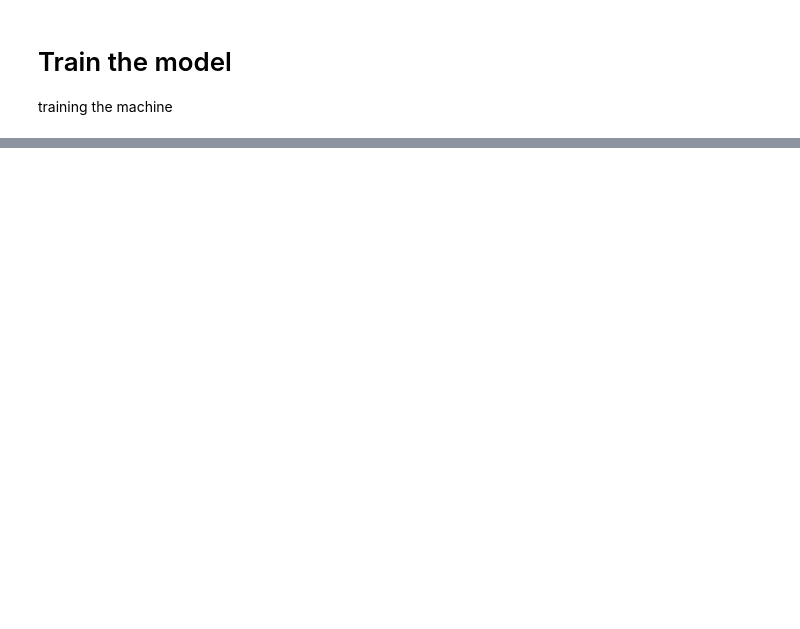
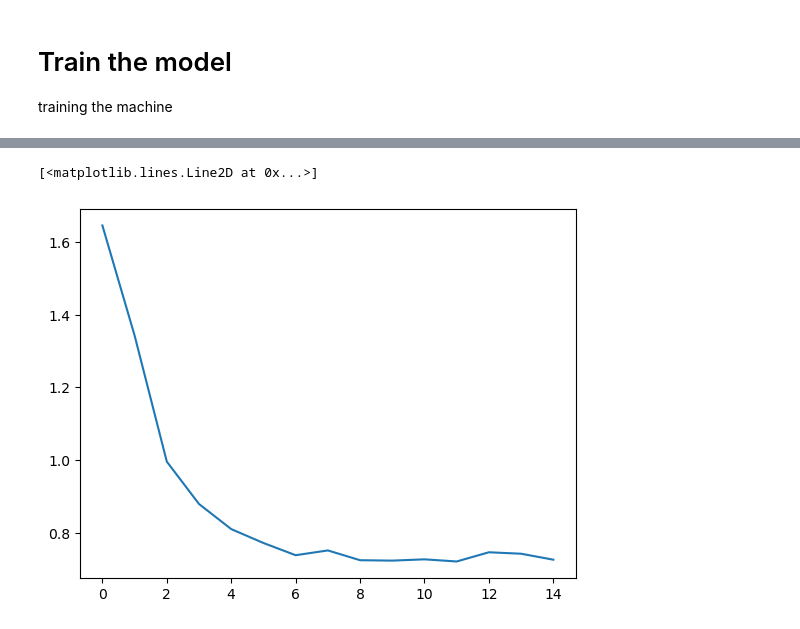
Before and after one commit to KennethAgbo/Deep-Learning, a Jupyter notebook: Deep Learning Notebook.ipynb, the cells around one changed output, grey strips where cells are left out. Drawn from its saved outputs; the diff is of its cells as text; code cells hidden in the pictures; blank space fills up the shorter version.

```diff
--- a/Deep Learning Notebook.ipynb
+++ b/Deep Learning Notebook.ipynb
@@ -109,0 +271,16 @@ history = network.fit(x= ,y= , batch_size=200, epochs=10)
+# %%
+from tensorflow.keras.callbacks import EarlyStopping
+
+# Your CODE HERE: define early stopping callback
+early_stopping =EarlyStopping(
+    min_delta = 0.001, # Minimum amount of change to count as an improvement
+    patience =5, # How many epochs to wait before stopping
+    restore_best_weights = True
+
+)
+# %%
+network.compile(loss = 'mae', optimizer = 'adam', metrics = 'mae')
+# %%
+# Train the model
+history = network.fit(x=x_train, y=y_train, batch_size = 256,
+                      epochs = 100, validation_data =(x_val,y_val),callbacks = [early_stopping])
@@ -109,0 +305,5 @@ history = network.fit(x= ,y= , batch_size=200, epochs=10)
+# %%
+plt.plot(history.history['loss'])
+# %% [output]
+[<matplotlib.lines.Line2D at 0x...>]
+[figure, added]
```
Also changed, not shown: parts of 28 cells of this notebook.
